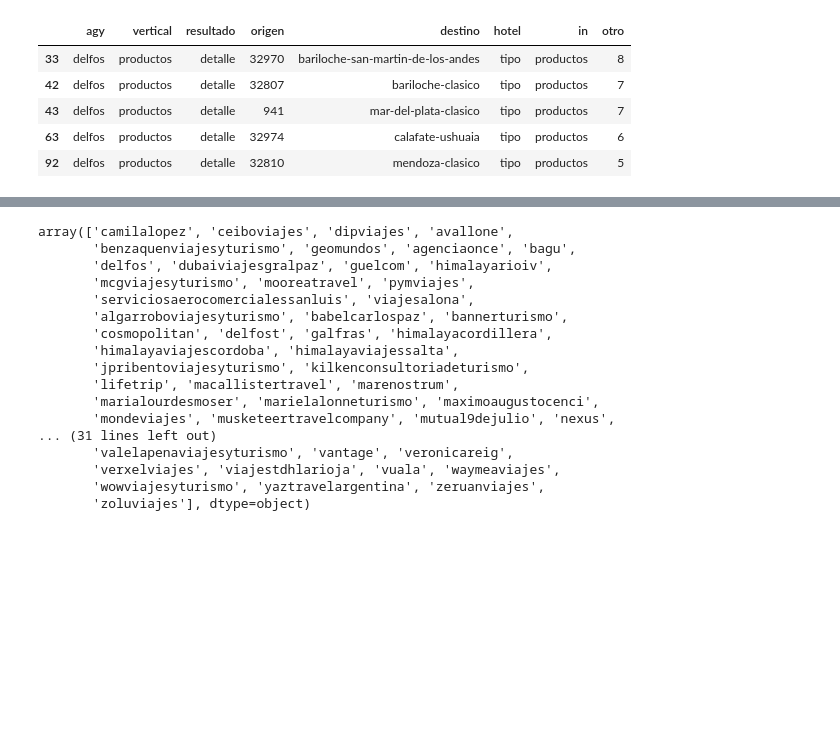
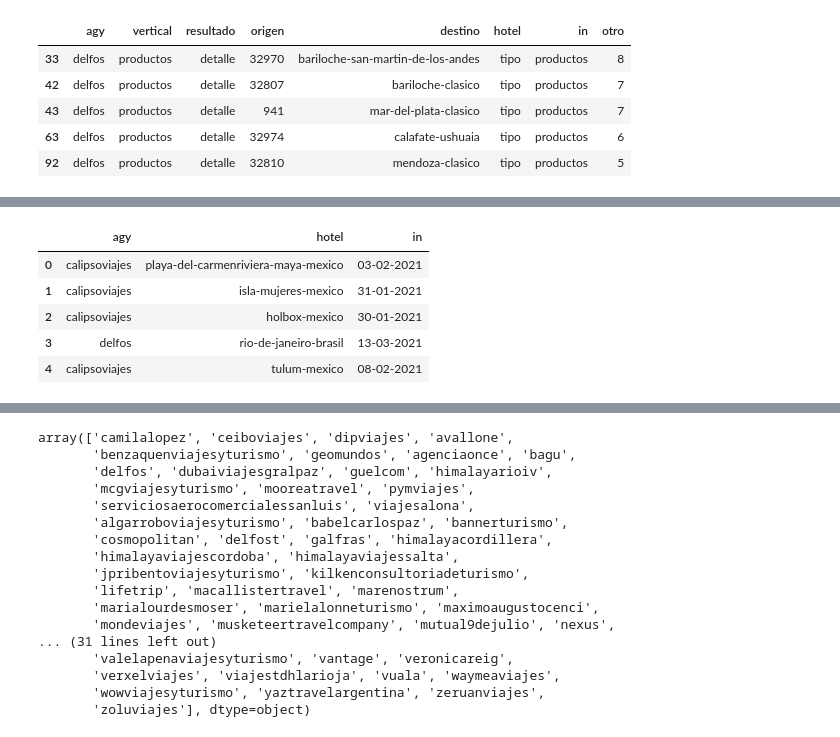
Before and after one commit to MarcoCenturion/Bash_data_analytics, a Jupyter notebook: sed cut tr python.ipynb, the cells around one changed output, grey strips where cells are left out. Saved outputs shown, nothing was run; the diff lists cells and outputs as text; code cells hidden in the pictures; blank space fills up the shorter version.

```diff
--- a/sed cut tr python.ipynb
+++ b/sed cut tr python.ipynb
@@ -418,0 +511,10 @@ producto.head()
+# %%
+hoteles=hoteles.drop(hoteles.columns[[1,2,3,4,7]],axis=1)
+hoteles.head()
+# %% [output]
+|  | agy | hotel | in |
+| 0 | calipsoviajes | playa-del-carmenriviera-maya-mexico | 03-02-2021 |
+| 1 | calipsoviajes | isla-mujeres-mexico | 31-01-2021 |
+| 2 | calipsoviajes | holbox-mexico | 30-01-2021 |
+| 3 | delfos | rio-de-janeiro-brasil | 13-03-2021 |
+| 4 | calipsoviajes | tulum-mexico | 08-02-2021 |
```
Also changed, not shown: parts of 12 cells of this notebook, 1 other file.
